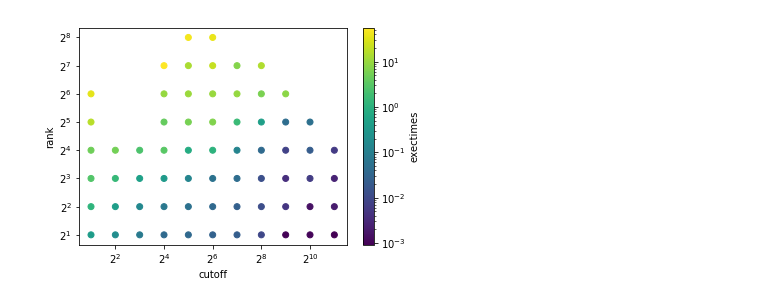
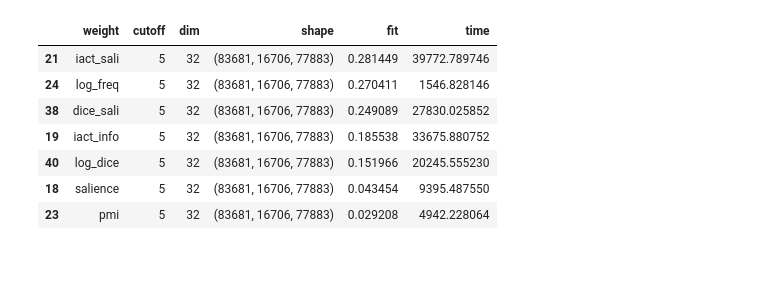
Before and after one commit to makrai/verb-tensor, a Jupyter notebook: show_exper.ipynb, the cells around one changed output. Drawn from its saved outputs; the diff is of its cells as text; code cells hidden in the pictures; blank space fills up the shorter version.

```diff
--- a/show_exper.ipynb
+++ b/show_exper.ipynb
@@ -61,4 +50,0 @@ _ = show_expers()
-# %%
-_ = show_expers(weight='salience', feature='exectimes')
-# %% [output]
-[figure, removed]
@@ -64,0 +53,13 @@ _ = show_expers(weight='salience', feature='exectimes')
+# %%
+df_fixeddim = df[df.dim==32]
+# %%
+df_fixeddim.sort_values('fit', ascending=False)
+# %% [output]
+|  | weight | cutoff | dim | shape | fit | time |
+| 21 | iact_sali | 5 | 32 | (83681, 16706, 77883) | 0.281449 | 39772.789746 |
+| 24 | log_freq | 5 | 32 | (83681, 16706, 77883) | 0.270411 | 1546.828146 |
+| 38 | dice_sali | 5 | 32 | (83681, 16706, 77883) | 0.249089 | 27830.025852 |
+| 19 | iact_info | 5 | 32 | (83681, 16706, 77883) | 0.185538 | 33675.880752 |
+| 40 | log_dice | 5 | 32 | (83681, 16706, 77883) | 0.151966 | 20245.555230 |
+| 18 | salience | 5 | 32 | (83681, 16706, 77883) | 0.043454 | 9395.487550 |
+| 23 | pmi | 5 | 32 | (83681, 16706, 77883) | 0.029208 | 4942.228064 |
```
Also changed, not shown: parts of 7 cells of this notebook.
